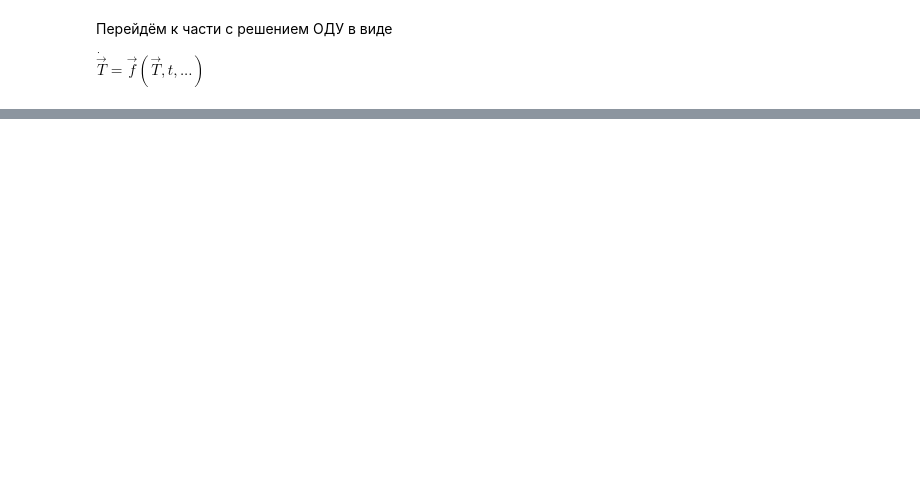
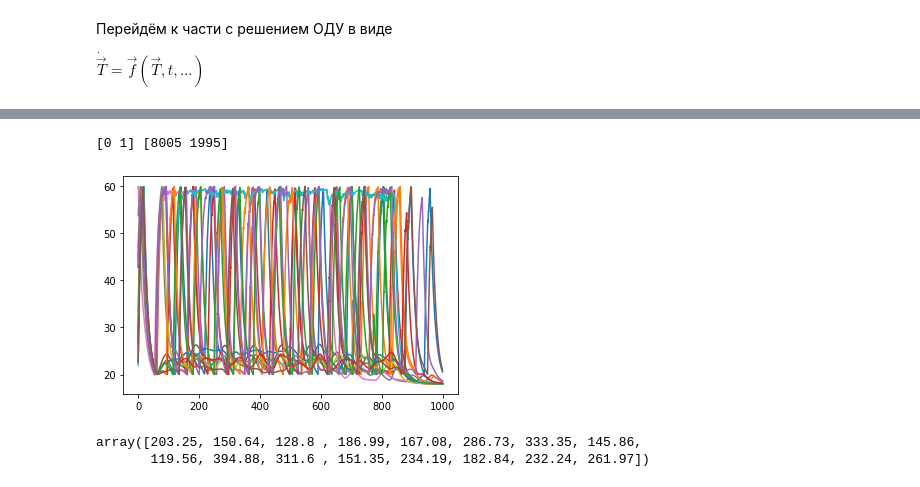
Before and after one commit to VasilievArtyom/blc_thermal_model, a Jupyter notebook: datagenerator/generator.ipynb, the cells around one changed output, grey strips where cells are left out. Drawn from its saved outputs; the diff is of its cells as text; code cells hidden in the pictures; blank space fills up the shorter version.

```diff
--- a/datagenerator/generator.ipynb
+++ b/datagenerator/generator.ipynb
@@ -296,0 +302,19 @@ for traj_id in range(N_TRAJECTORIES):
+# %%
+traj = generate_trajectory(0.95)
+t_rab = traj['StateBlc{}'.format(0)].to_numpy().astype(int).sum()/Nt*MODELINGTIME
+unique, counts = np.unique(traj['StateBlc{}'.format(0)].to_numpy().astype(int), return_counts=True)
+print(unique, counts)
+# %% [output]
+[0 1] [8005 1995]
+[figure, added]
+# %%
+t_rab = np.zeros((N_TRAJECTORIES, N_BLC))
+t_otval = np.full((N_TRAJECTORIES, N_BLC), float(MODELINGTIME))
+for traj_id, traj in enumerate(trh):
+    for blc_id in range(N_BLC):
+        t_rab[traj_id, blc_id] = traj['StateBlc{}'.format(blc_id)].to_numpy().astype(int).sum()/Nt*MODELINGTIME
+t_otval -= t_rab
+t_rab.mean(axis=0)
+# %% [output]
+array([203.25, 150.64, 128.8 , 186.99, 167.08, 286.73, 333.35, 145.86,
+       119.56, 394.88, 311.6 , 151.35, 234.19, 182.84, 232.24, 261.97])
```
Also changed, not shown: parts of 15 cells of this notebook, 10 other files.
